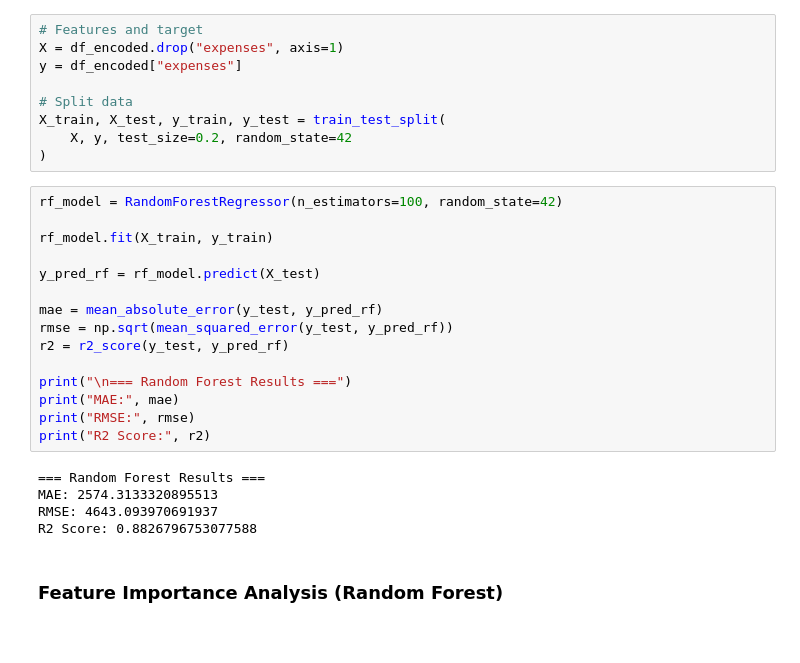
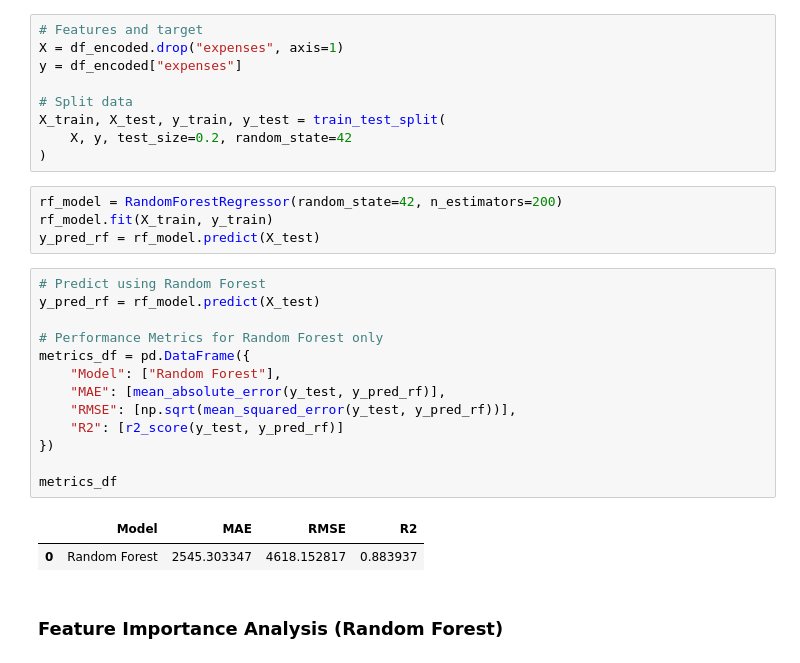
Before and after one commit to Yasir-Aladwani/medical-insurance-random-forest-project, a Jupyter notebook: medical_insurance_cost_prediction_random_forest.ipynb, the cells around one changed output. Cells and saved outputs as stored; diff of their text form.

```diff
--- a/medical_insurance_cost_prediction_random_forest.ipynb
+++ b/medical_insurance_cost_prediction_random_forest.ipynb
@@ -291,26 +291,26 @@ y = df_encoded["expenses"]
 X_train, X_test, y_train, y_test = train_test_split(
     X, y, test_size=0.2, random_state=42
 )
-# %%
-rf_model = RandomForestRegressor(n_estimators=100, random_state=42)
-
-rf_model.fit(X_train, y_train)
-
-y_pred_rf = rf_model.predict(X_test)
-
-mae = mean_absolute_error(y_test, y_pred_rf)
-rmse = np.sqrt(mean_squared_error(y_test, y_pred_rf))
-r2 = r2_score(y_test, y_pred_rf)
-
-print("\n=== Random Forest Results ===")
-print("MAE:", mae)
-print("RMSE:", rmse)
-print("R2 Score:", r2)
-# %% [output]
-=== Random Forest Results ===
-MAE: 2574.3133320895513
-RMSE: 4643.093970691937
-R2 Score: 0.8826796753077588
+# %%
+rf_model = RandomForestRegressor(random_state=42, n_estimators=200)
+rf_model.fit(X_train, y_train)
+y_pred_rf = rf_model.predict(X_test)
+# %%
+# Predict using Random Forest
+y_pred_rf = rf_model.predict(X_test)
+
+# Performance Metrics for Random Forest only
+metrics_df = pd.DataFrame({
+    "Model": ["Random Forest"],
+    "MAE": [mean_absolute_error(y_test, y_pred_rf)],
+    "RMSE": [np.sqrt(mean_squared_error(y_test, y_pred_rf))],
+    "R2": [r2_score(y_test, y_pred_rf)]
+})
+
+metrics_df
+# %% [output]
+|  | Model | MAE | RMSE | R2 |
+| 0 | Random Forest | 2545.303347 | 4618.152817 | 0.883937 |
 # %% [markdown]
 ### Feature Importance Analysis (Random Forest)
 # %%
```
Also changed, not shown: parts of 5 cells of this notebook.
